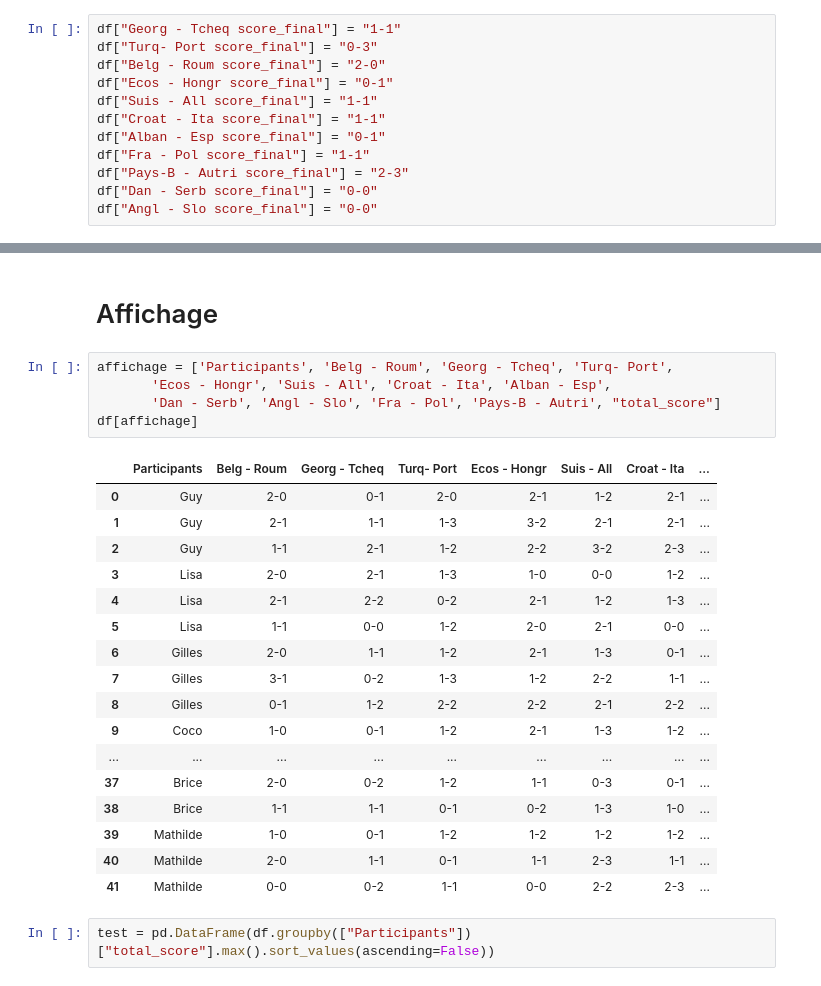
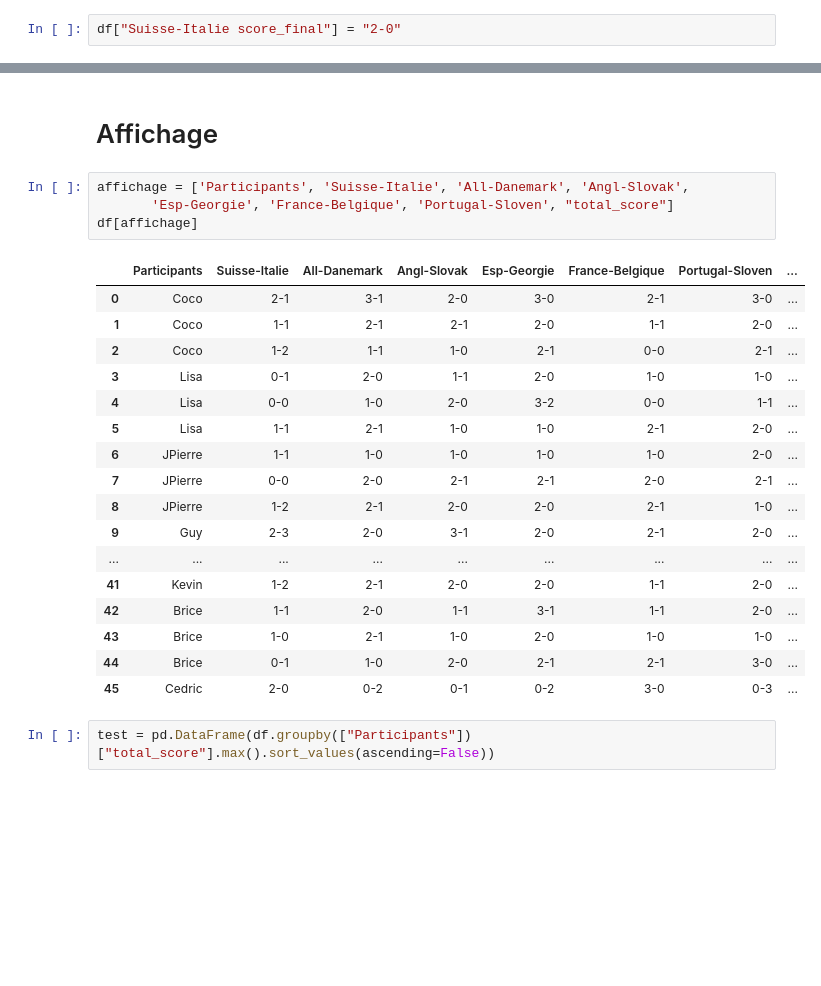
Before and after one commit to coraliegrobel/Classement, a Jupyter notebook: test2.ipynb, the cells around one changed output, grey strips where cells are left out. Drawn from its saved outputs; the diff is of its cells as text; blank space fills up the shorter version.

```diff
--- a/test2.ipynb
+++ b/test2.ipynb
@@ -40,17 +38,7 @@ for match in all_match:
     b = match + " score_final"
     df[b] = "Pas joué"
 # %%
-df["Georg - Tcheq score_final"] = "1-1"
-df["Turq- Port score_final"] = "0-3"
-df["Belg - Roum score_final"] = "2-0"
-df["Ecos - Hongr score_final"] = "0-1"
-df["Suis - All score_final"] = "1-1"
-df["Croat - Ita score_final"] = "1-1"
-df["Alban - Esp score_final"] = "0-1"
-df["Fra - Pol score_final"] = "1-1"
-df["Pays-B - Autri score_final"] = "2-3"
-df["Dan - Serb score_final"] = "0-0"
-df["Angl - Slo score_final"] = "0-0"
+df["Suisse-Italie score_final"] = "2-0"
 # %%
 for match in all_match:
     s = match + " points"
@@ -69,28 +57,27 @@ df['total_score'] = df[score_columns].sum(axis=1)
 # %% [markdown]
 # Affichage
 # %%
-affichage = ['Participants', 'Belg - Roum', 'Georg - Tcheq', 'Turq- Port',
-       'Ecos - Hongr', 'Suis - All', 'Croat - Ita', 'Alban - Esp',
-       'Dan - Serb', 'Angl - Slo', 'Fra - Pol', 'Pays-B - Autri', "total_score"]
+affichage = ['Participants', 'Suisse-Italie', 'All-Danemark', 'Angl-Slovak',
+       'Esp-Georgie', 'France-Belgique', 'Portugal-Sloven', "total_score"]
 df[affichage]
 # %% [output]
-|  | Participants | Belg - Roum | Georg - Tcheq | Turq- Port | Ecos - Hongr | Suis - All | Croat - Ita | ... |
-| 0 | Guy | 2-0 | 0-1 | 2-0 | 2-1 | 1-2 | 2-1 | ... |
-| 1 | Guy | 2-1 | 1-1 | 1-3 | 3-2 | 2-1 | 2-1 | ... |
-| 2 | Guy | 1-1 | 2-1 | 1-2 | 2-2 | 3-2 | 2-3 | ... |
-| 3 | Lisa | 2-0 | 2-1 | 1-3 | 1-0 | 0-0 | 1-2 | ... |
-| 4 | Lisa | 2-1 | 2-2 | 0-2 | 2-1 | 1-2 | 1-3 | ... |
-| 5 | Lisa | 1-1 | 0-0 | 1-2 | 2-0 | 2-1 | 0-0 | ... |
-| 6 | Gilles | 2-0 | 1-1 | 1-2 | 2-1 | 1-3 | 0-1 | ... |
-| 7 | Gilles | 3-1 | 0-2 | 1-3 | 1-2 | 2-2 | 1-1 | ... |
-| 8 | Gilles | 0-1 | 1-2 | 2-2 | 2-2 | 2-1 | 2-2 | ... |
-| 9 | Coco | 1-0 | 0-1 | 1-2 | 2-1 | 1-3 | 1-2 | ... |
+|  | Participants | Suisse-Italie | All-Danemark | Angl-Slovak | Esp-Georgie | France-Belgique | Portugal-Sloven | ... |
+| 0 | Coco | 2-1 | 3-1 | 2-0 | 3-0 | 2-1 | 3-0 | ... |
+| 1 | Coco | 1-1 | 2-1 | 2-1 | 2-0 | 1-1 | 2-0 | ... |
+| 2 | Coco | 1-2 | 1-1 | 1-0 | 2-1 | 0-0 | 2-1 | ... |
+| 3 | Lisa | 0-1 | 2-0 | 1-1 | 2-0 | 1-0 | 1-0 | ... |
+| 4 | Lisa | 0-0 | 1-0 | 2-0 | 3-2 | 0-0 | 1-1 | ... |
+| 5 | Lisa | 1-1 | 2-1 | 1-0 | 1-0 | 2-1 | 2-0 | ... |
+| 6 | JPierre | 1-1 | 1-0 | 1-0 | 1-0 | 1-0 | 2-0 | ... |
+| 7 | JPierre | 0-0 | 2-0 | 2-1 | 2-1 | 2-0 | 2-1 | ... |
+| 8 | JPierre | 1-2 | 2-1 | 2-0 | 2-0 | 2-1 | 1-0 | ... |
+| 9 | Guy | 2-3 | 2-0 | 3-1 | 2-0 | 2-1 | 2-0 | ... |
 | ... | ... | ... | ... | ... | ... | ... | ... | ... |
-| 37 | Brice | 2-0 | 0-2 | 1-2 | 1-1 | 0-3 | 0-1 | ... |
-| 38 | Brice | 1-1 | 1-1 | 0-1 | 0-2 | 1-3 | 1-0 | ... |
-| 39 | Mathilde | 1-0 | 0-1 | 1-2 | 1-2 | 1-2 | 1-2 | ... |
-| 40 | Mathilde | 2-0 | 1-1 | 0-1 | 1-1 | 2-3 | 1-1 | ... |
-| 41 | Mathilde | 0-0 | 0-2 | 1-1 | 0-0 | 2-2 | 2-3 | ... |
+| 41 | Kevin | 1-2 | 2-1 | 2-0 | 2-0 | 1-1 | 2-0 | ... |
+| 42 | Brice | 1-1 | 2-0 | 1-1 | 3-1 | 1-1 | 2-0 | ... |
+| 43 | Brice | 1-0 | 2-1 | 1-0 | 2-0 | 1-0 | 1-0 | ... |
+| 44 | Brice | 0-1 | 1-0 | 2-0 | 2-1 | 2-1 | 3-0 | ... |
+| 45 | Cedric | 2-0 | 0-2 | 0-1 | 0-2 | 3-0 | 0-3 | ... |
 # %%
 test = pd.DataFrame(df.groupby(["Participants"])["total_score"].max().sort_values(ascending=False))
 # %%
```
Also changed, not shown: parts of 6 cells of this notebook.
